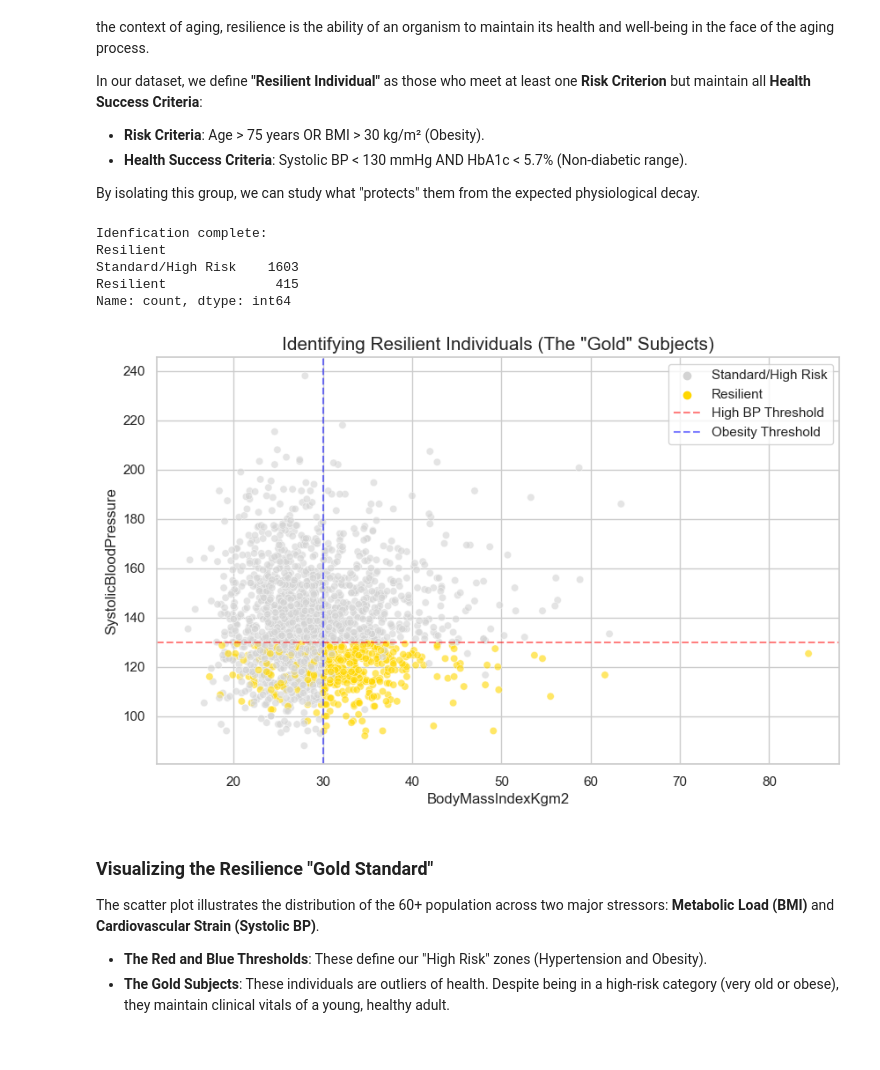
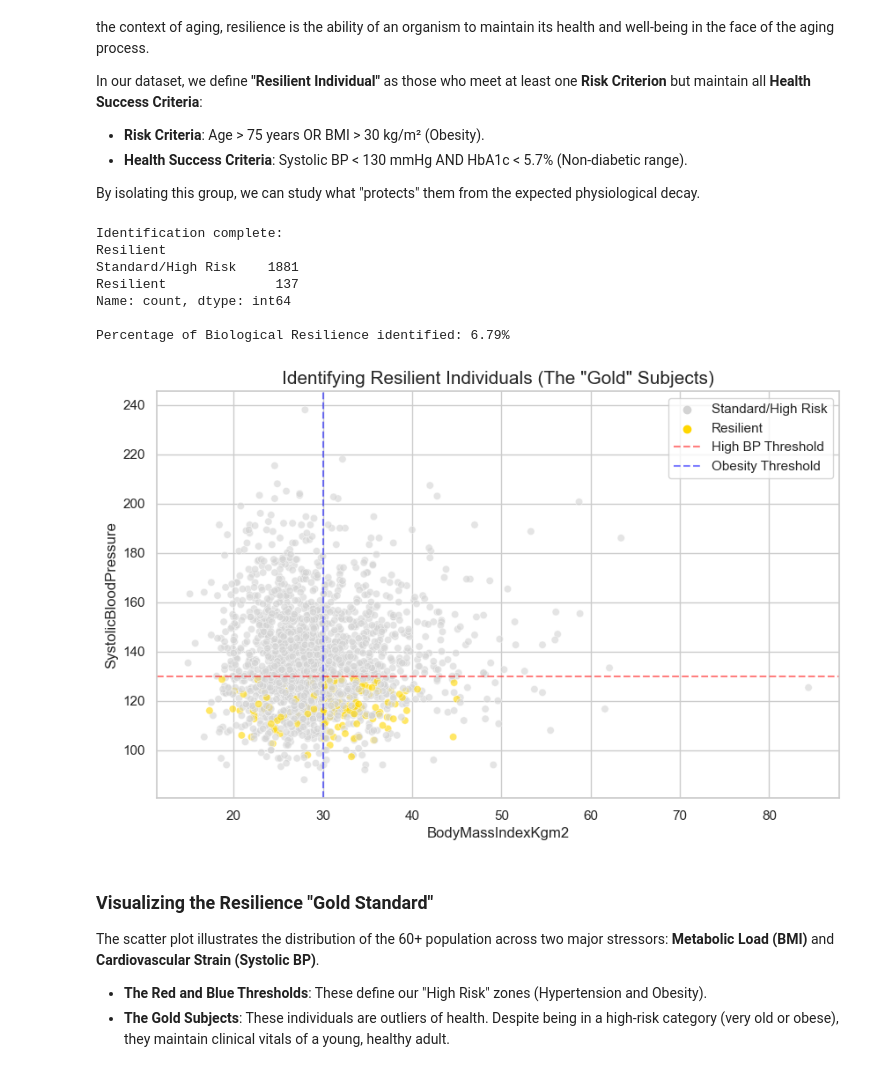
Before and after one commit to josealvarezbustamante/silver-economy-longevity, a Jupyter notebook: aging_resilience_analysis.ipynb, the cells around one changed output. Saved outputs shown, nothing was run; the diff lists cells and outputs as text; code cells hidden in the pictures.

Commit message:
Complete project: Analysis of Biological Resilience in the Silver Economy

```diff
--- a/aging_resilience_analysis.ipynb
+++ b/aging_resilience_analysis.ipynb
@@ -156,34 +156,42 @@ In our dataset, we define **"Resilient Individual"** as those who meet at least
 
 By isolating this group, we can study what "protects" them from the expected physiological decay.
 # %%
-# Define Risk and Sucess filters
+# Define Risk and Success filters
 
 high_risk = (silver_df['AgeInYearsAtScreening'] > 75) | (silver_df['BodyMassIndexKgm2'] > 30)
-healthy_stats = (silver_df['SystolicBloodPressure'] < 130) & (silver_df['Glycohemoglobin'])
+healthy_stats = (silver_df['SystolicBloodPressure'] < 130) & (silver_df['Glycohemoglobin'] < 5.7)
 
 # Create a new column to label resilience
 silver_df['Resilient'] = np.where(high_risk & healthy_stats, 'Resilient', 'Standard/High Risk')
 
 # Count the resilient subjects
 resilience_counts = silver_df['Resilient'].value_counts()
-print(f"Idenfication complete:")
+print(f"Identification complete:")
 print(resilience_counts)
+
+# Calculate percentage of resilience in the 60+ population
+res_pct = (resilience_counts['Resilient'] / len(silver_df)) * 100
+print(f"\nPercentage of Biological Resilience identified: {res_pct:.2f}%")
 
 # Visualize the difference in a scatter plot
 plt.figure(figsize=(10, 6))
-sns.scatterplot(data=silver_df, x='BodyMassIndexKgm2', y='SystolicBloodPressure', hue='Resilient', palette={'Resilient': 'gold', 'Standard/High Risk': 'lightgrey'}, alpha=0.6)
+sns.scatterplot(data=silver_df, x='BodyMassIndexKgm2', y='SystolicBloodPressure',
+                hue='Resilient', palette={'Resilient': 'gold', 'Standard/High Risk': 'lightgrey'},
+                alpha=0.6)
 plt.axhline(130, ls='--', color='red', alpha=0.5, label='High BP Threshold')
 plt.axvline(30, ls='--', color='blue', alpha=0.5, label='Obesity Threshold')
 plt.title('Identifying Resilient Individuals (The "Gold" Subjects)', fontsize=15)
 plt.legend()
 plt.show()
 # %% [output]
-Idenfication complete:
+Identification complete:
 Resilient
-Standard/High Risk    1603
-Resilient              415
+Standard/High Risk    1881
+Resilient              137
 Name: count, dtype: int64
+
+Percentage of Biological Resilience identified: 6.79%
-[figure, old version]
+[figure, new version]
 # %% [markdown]
 ### Visualizing the Resilience "Gold Standard"
 The scatter plot illustrates the distribution of the 60+ population across two major stressors: **Metabolic Load (BMI)** and **Cardiovascular Strain (Systolic BP)**.
```
Also changed, not shown: parts of 16 cells of this notebook.
